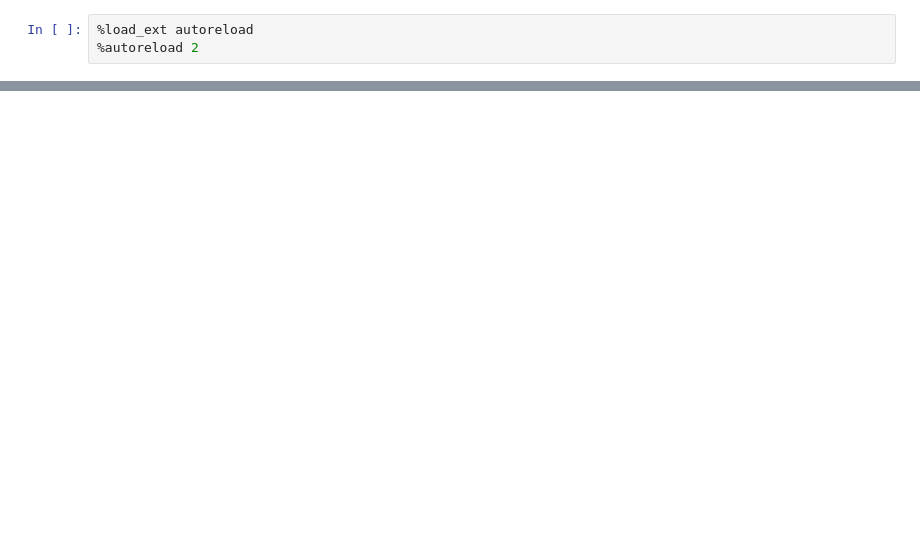
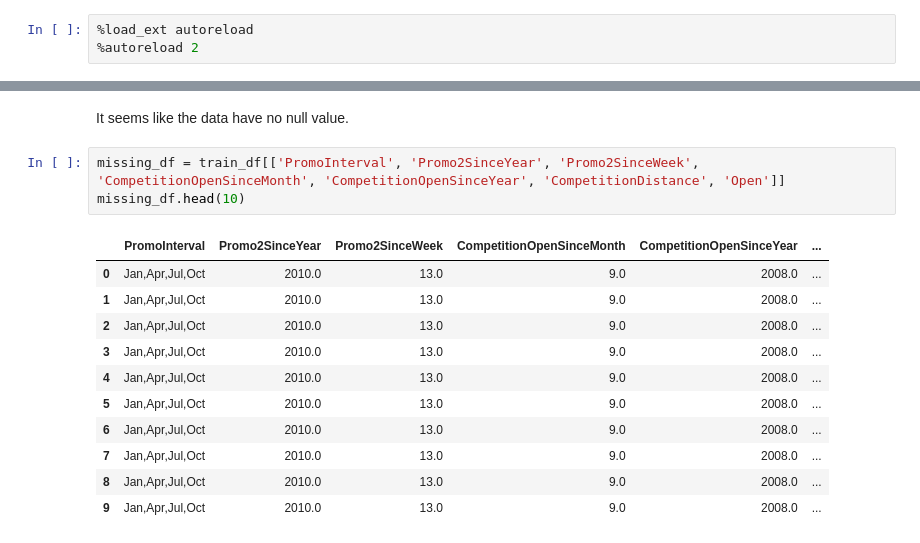
Before and after one commit to BirtukanK/Sales_prediction, a Jupyter notebook: notebook/TrainData_preprocess.ipynb, the cells around one changed output, grey strips where cells are left out. Cells and saved outputs as stored; diff of their text form; blank space fills up the shorter version.

```diff
--- a/notebook/TrainData_preprocess.ipynb
+++ b/notebook/TrainData_preprocess.ipynb
@@ -38,0 +82,17 @@ FileNotFoundError: [Errno 2] No such file or directory: 'C:/Users/ACF/AppData/Lo
+# %% [markdown]
+It seems like the data have no null value.
+# %%
+missing_df = train_df[['PromoInterval', 'Promo2SinceYear', 'Promo2SinceWeek', 'CompetitionOpenSinceMonth', 'CompetitionOpenSinceYear', 'CompetitionDistance', 'Open']]
+missing_df.head(10)
+# %% [output]
+|  | PromoInterval | Promo2SinceYear | Promo2SinceWeek | CompetitionOpenSinceMonth | CompetitionOpenSinceYear | ... |
+| 0 | Jan,Apr,Jul,Oct | 2010.0 | 13.0 | 9.0 | 2008.0 | ... |
+| 1 | Jan,Apr,Jul,Oct | 2010.0 | 13.0 | 9.0 | 2008.0 | ... |
+| 2 | Jan,Apr,Jul,Oct | 2010.0 | 13.0 | 9.0 | 2008.0 | ... |
+| 3 | Jan,Apr,Jul,Oct | 2010.0 | 13.0 | 9.0 | 2008.0 | ... |
+| 4 | Jan,Apr,Jul,Oct | 2010.0 | 13.0 | 9.0 | 2008.0 | ... |
+| 5 | Jan,Apr,Jul,Oct | 2010.0 | 13.0 | 9.0 | 2008.0 | ... |
+| 6 | Jan,Apr,Jul,Oct | 2010.0 | 13.0 | 9.0 | 2008.0 | ... |
+| 7 | Jan,Apr,Jul,Oct | 2010.0 | 13.0 | 9.0 | 2008.0 | ... |
+| 8 | Jan,Apr,Jul,Oct | 2010.0 | 13.0 | 9.0 | 2008.0 | ... |
+| 9 | Jan,Apr,Jul,Oct | 2010.0 | 13.0 | 9.0 | 2008.0 | ... |
```
Also changed, not shown: parts of 25 cells of this notebook, 3 other files.
